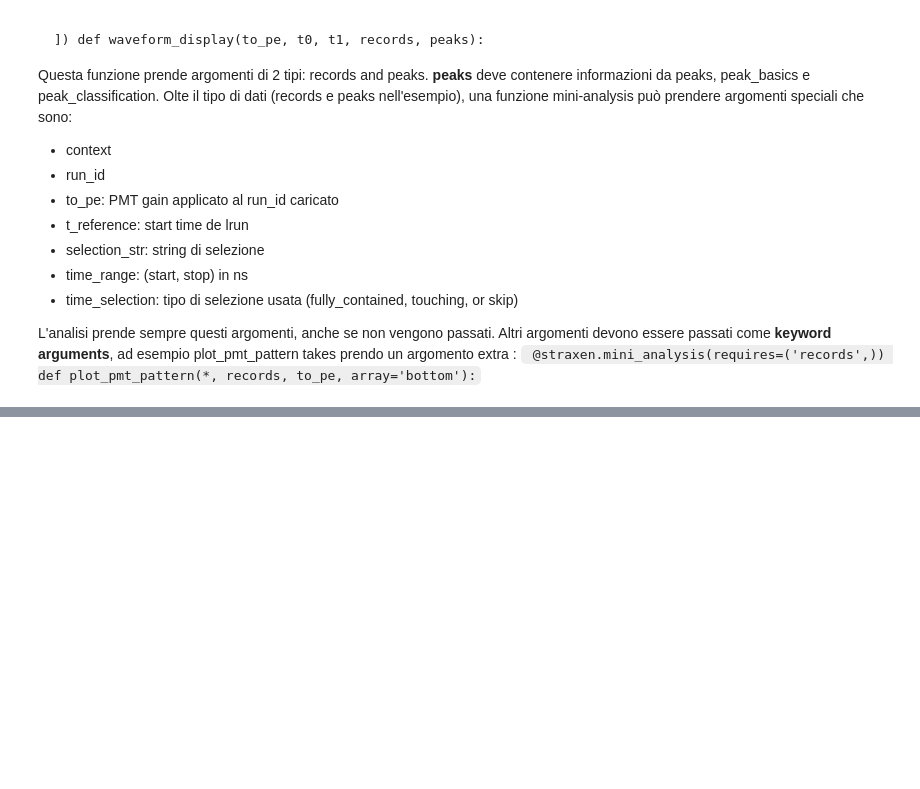
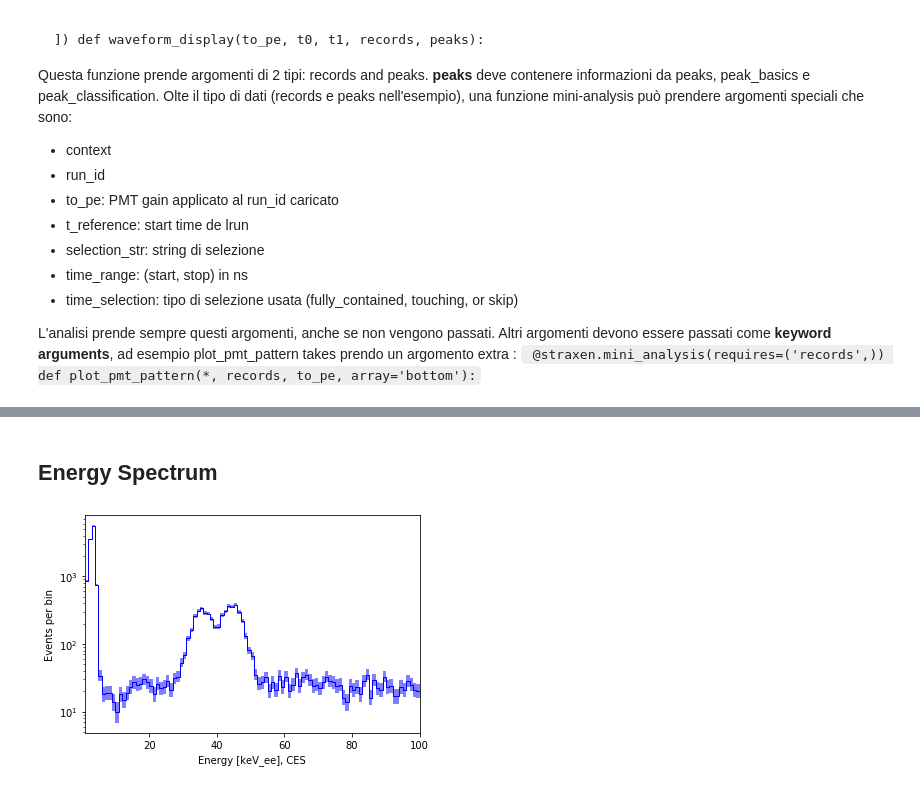
Before and after one commit to valerioda/xenon-note, a Jupyter notebook: straxferno/3-LoadData-MiniAnalysis.ipynb, the cells around one changed output, grey strips where cells are left out. Saved outputs shown, nothing was run; the diff lists cells and outputs as text; code cells hidden in the pictures; blank space fills up the shorter version.

```diff
--- a/straxferno/3-LoadData-MiniAnalysis.ipynb
+++ b/straxferno/3-LoadData-MiniAnalysis.ipynb
@@ -62,0 +65,9 @@ L'analisi prende sempre questi argomenti, anche se non vengono passati. Altri ar
+# %%
+import numpy as np
+import matplotlib
+import matplotlib.pyplot as plt
+
+import strax
+import straxen
+
+st = straxen.contexts.xenon1t_dali()
@@ -62,0 +84,9 @@ L'analisi prende sempre questi argomenti, anche se non vengono passati. Altri ar
+# %%
+background_run = '170204_1410'
+argon_run = '181025_0030'
+# %% [markdown]
+## Energy Spectrum
+# %%
+st.plot_energy_spectrum(argon_run,geomspace=False)
+# %% [output]
+[figure, added]
```
Also changed, not shown: parts of 17 cells of this notebook, 5 other files.
